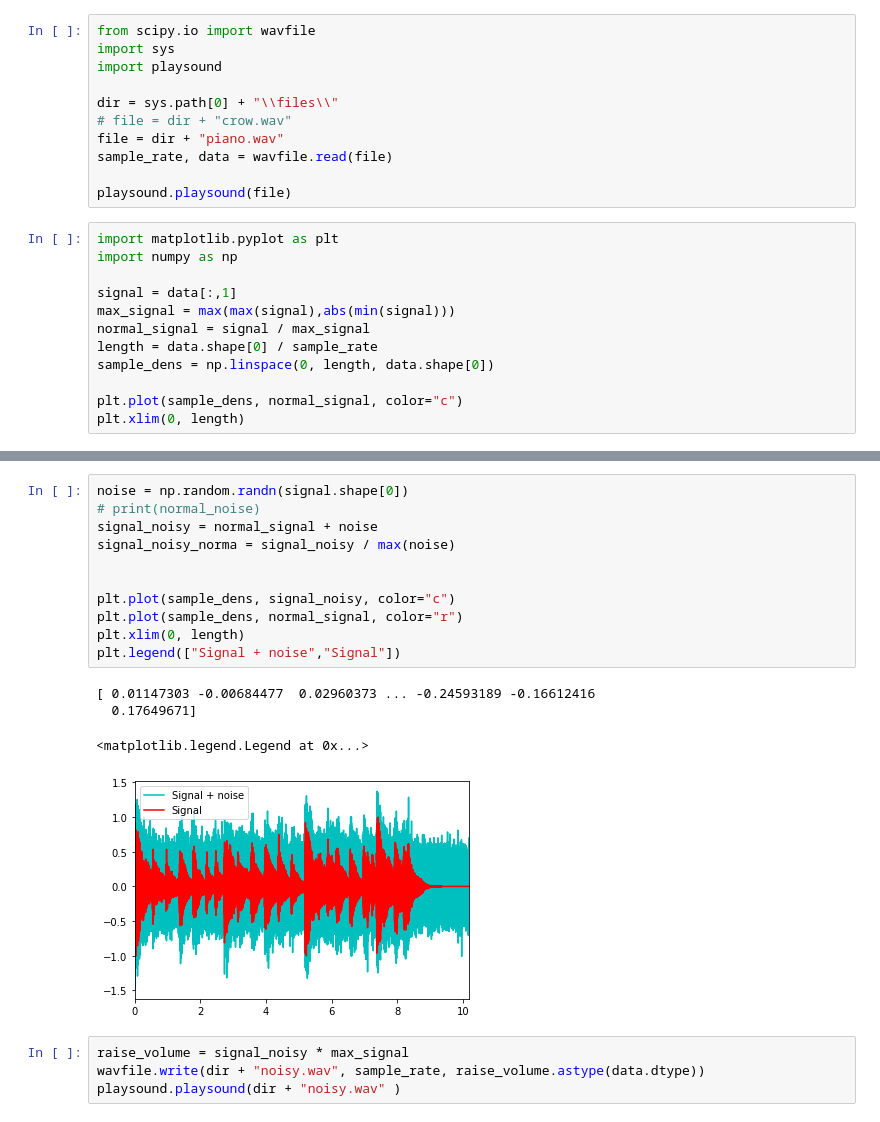
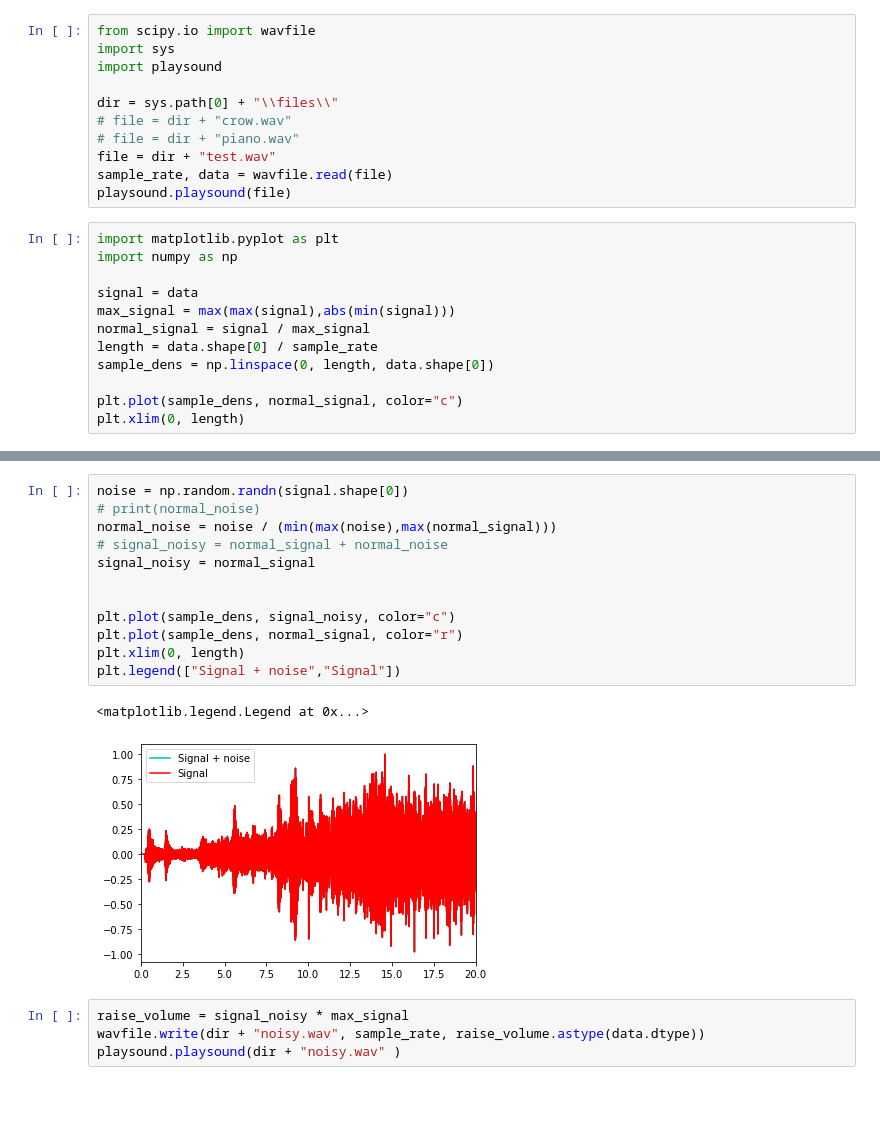
Before and after one commit to CenaAshoori/Signal-Processing, a Jupyter notebook: Audio FFT/audio_FFT.ipynb, the cells around one changed output, grey strips where cells are left out. Drawn from its saved outputs; the diff is of its cells as text; blank space fills up the shorter version.

```diff
--- a/Audio FFT/audio_FFT.ipynb
+++ b/Audio FFT/audio_FFT.ipynb
@@ -5,15 +18,15 @@ import playsound
 
 dir = sys.path[0] + "\\files\\"
 # file = dir + "crow.wav"
-file = dir + "piano.wav"
+# file = dir + "piano.wav"
+file = dir + "test.wav"
 sample_rate, data = wavfile.read(file)
-
 playsound.playsound(file)
 # %%
 import matplotlib.pyplot as plt
 import numpy as np
 
-signal = data[:,1]
+signal = data
 max_signal = max(max(signal),abs(min(signal)))
 normal_signal = signal / max_signal
 length = data.shape[0] / sample_rate
@@ -27,19 +40,18 @@ plt.xlim(0, length)
 # %%
 noise = np.random.randn(signal.shape[0])
 # print(normal_noise)
-signal_noisy = normal_signal + noise
-signal_noisy_norma = signal_noisy / max(noise)
+normal_noise = noise / (min(max(noise),max(normal_signal)))
+# signal_noisy = normal_signal + normal_noise
+signal_noisy = normal_signal
 
 
 plt.plot(sample_dens, signal_noisy, color="c")
 plt.plot(sample_dens, normal_signal, color="r")
 plt.xlim(0, length)
 plt.legend(["Signal + noise","Signal"])
 # %% [output]
-[ 0.01147303 -0.00684477  0.02960373 ... -0.24593189 -0.16612416
-  0.17649671]
+<matplotlib.legend.Legend at 0x...>
-<matplotlib.legend.Legend at 0x...>
-[figure, old version]
+[figure, new version]
 # %%
 raise_volume = signal_noisy * max_signal
 wavfile.write(dir + "noisy.wav", sample_rate, raise_volume.astype(data.dtype))
```
Also changed, not shown: parts of 4 cells of this notebook, 1 other file.
